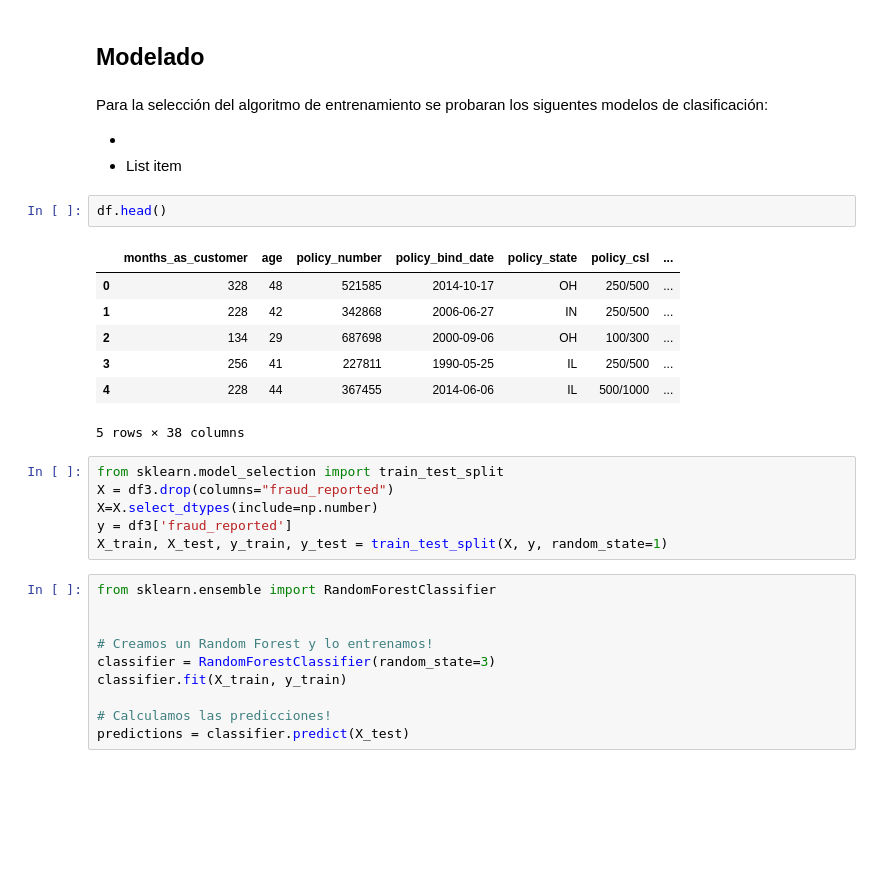
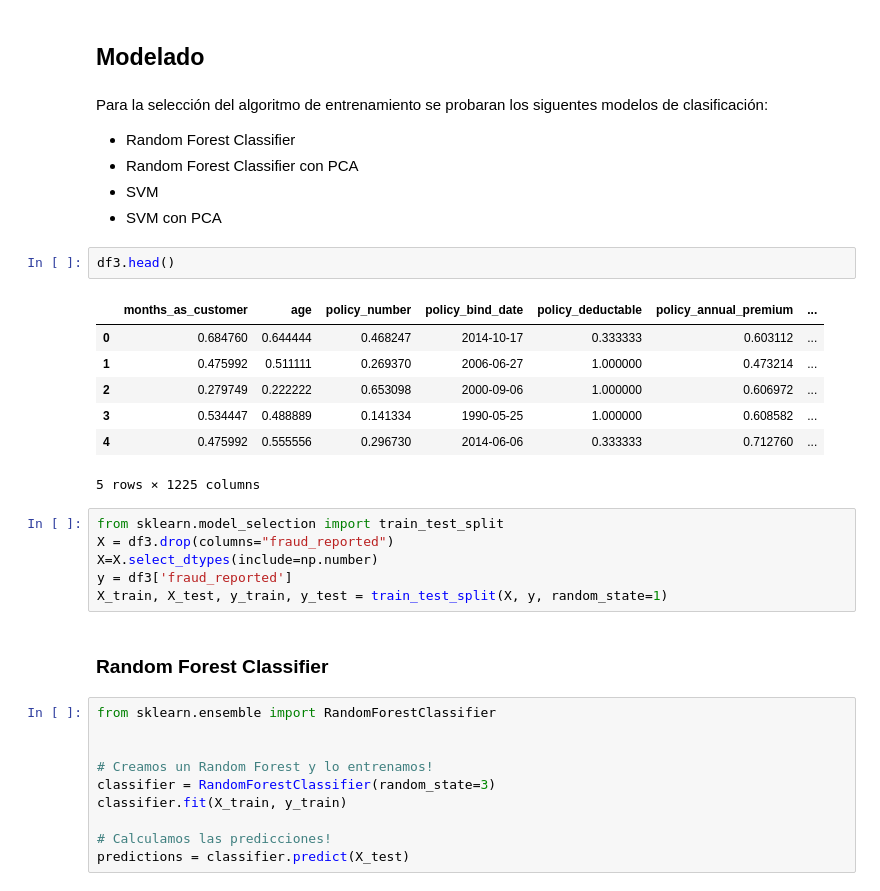
Before and after one commit to edx04/data-science, a Jupyter notebook: Entrega2Arellano.ipynb, the cells around one changed output. Drawn from its saved outputs; the diff is of its cells as text; blank space fills up the shorter version.

```diff
--- a/Entrega2Arellano.ipynb
+++ b/Entrega2Arellano.ipynb
@@ -544,24 +544,28 @@ Para la selección del algoritmo de entrenamiento se probaran los siguentes mode
 
 
 
-*
-*   List item
+*   Random Forest Classifier
+*   Random Forest Classifier con PCA
+*   SVM
+*   SVM con PCA
 # %%
-df.head()
+df3.head()
 # %% [output]
-|  | months_as_customer | age | policy_number | policy_bind_date | policy_state | policy_csl | ... |
-| 0 | 328 | 48 | 521585 | 2014-10-17 | OH | 250/500 | ... |
-| 1 | 228 | 42 | 342868 | 2006-06-27 | IN | 250/500 | ... |
-| 2 | 134 | 29 | 687698 | 2000-09-06 | OH | 100/300 | ... |
-| 3 | 256 | 41 | 227811 | 1990-05-25 | IL | 250/500 | ... |
-| 4 | 228 | 44 | 367455 | 2014-06-06 | IL | 500/1000 | ... |
+|  | months_as_customer | age | policy_number | policy_bind_date | policy_deductable | policy_annual_premium | ... |
+| 0 | 0.684760 | 0.644444 | 0.468247 | 2014-10-17 | 0.333333 | 0.603112 | ... |
+| 1 | 0.475992 | 0.511111 | 0.269370 | 2006-06-27 | 1.000000 | 0.473214 | ... |
+| 2 | 0.279749 | 0.222222 | 0.653098 | 2000-09-06 | 1.000000 | 0.606972 | ... |
+| 3 | 0.534447 | 0.488889 | 0.141334 | 1990-05-25 | 1.000000 | 0.608582 | ... |
+| 4 | 0.475992 | 0.555556 | 0.296730 | 2014-06-06 | 0.333333 | 0.712760 | ... |
-5 rows × 38 columns
+5 rows × 1225 columns
 # %%
 from sklearn.model_selection import train_test_split
 X = df3.drop(columns="fraud_reported")
 X=X.select_dtypes(include=np.number)
 y = df3['fraud_reported']
 X_train, X_test, y_train, y_test = train_test_split(X, y, random_state=1)
+# %% [markdown]
+### Random Forest Classifier
 # %%
 from sklearn.ensemble import RandomForestClassifier
 
```
Also changed, not shown: parts of 15 cells of this notebook.
